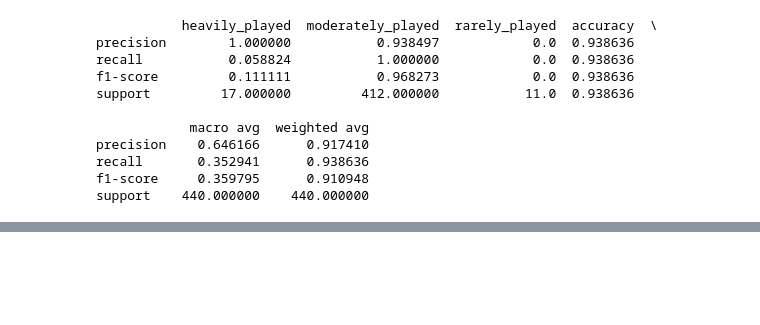
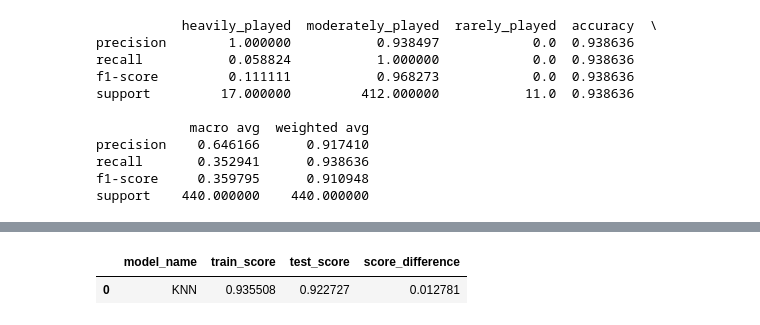
Before and after one commit to Estimating-steam-hours/Steam-Hours-Capstone, a Jupyter notebook: Michael/michael_modeling_notebook.ipynb, the cells around one changed output, grey strips where cells are left out. Cells and saved outputs as stored; diff of their text form; code cells hidden in the pictures; blank space fills up the shorter version.

Commit message:
added test data

```diff
--- a/Michael/michael_modeling_notebook.ipynb
+++ b/Michael/michael_modeling_notebook.ipynb
@@ -361,0 +557,2 @@ support    440.000000    440.000000
+# %%
+scores = pd.DataFrame(columns=['model_name', 'train_score', 'test_score', 'score_difference'])
@@ -361,0 +563,28 @@ support    440.000000    440.000000
+# %%
+KNN_parameters = {'n_neighbors':[1,2,3,4,5]}
+#%%
+KNN = KNeighborsClassifier(n_neighbors=5, weights='uniform')
+#%%
+cv = 5
+#%%
+grid_KNN = GridSearchCV(estimator=KNN, param_grid=KNN_parameters, cv=cv, n_jobs=-1)
+#%%
+grid_KNN.fit(x_train, y_train)
+train_score = grid_KNN.best_estimator_.score(x_train, y_train)
+test_score = grid_KNN.best_estimator_.score(x_test, y_test)
+    #%%
+print(f'Best parameters per algorithm:')
+print('----------------------------------------------------')
+print(f'KNN Parameters:  {grid_KNN.best_params_}')
+
+scores.loc[len(scores)] = ['KNN', train_score, test_score, train_score - test_score]
+
+y_preds_train = pd.DataFrame({
+    'y_act': y_train,
+    'baseline': 92,
+    'KNN': grid_KNN.predict(x_train)})
+y_preds_test = pd.DataFrame({
+    'y_act': y_test,
+    'baseline': 92,
+    'KNN': grid_KNN.predict(x_test)})
+print(pd.DataFrame(classification_report(y_preds_test.y_act, y_preds_test.KNN, output_dict=True)))
@@ -361,0 +606,5 @@ support    440.000000    440.000000
+# %%
+scores
+# %% [output]
+|  | model_name | train_score | test_score | score_difference |
+| 0 | KNN | 0.935508 | 0.922727 | 0.012781 |
```
Also changed, not shown: parts of 13 cells of this notebook.
